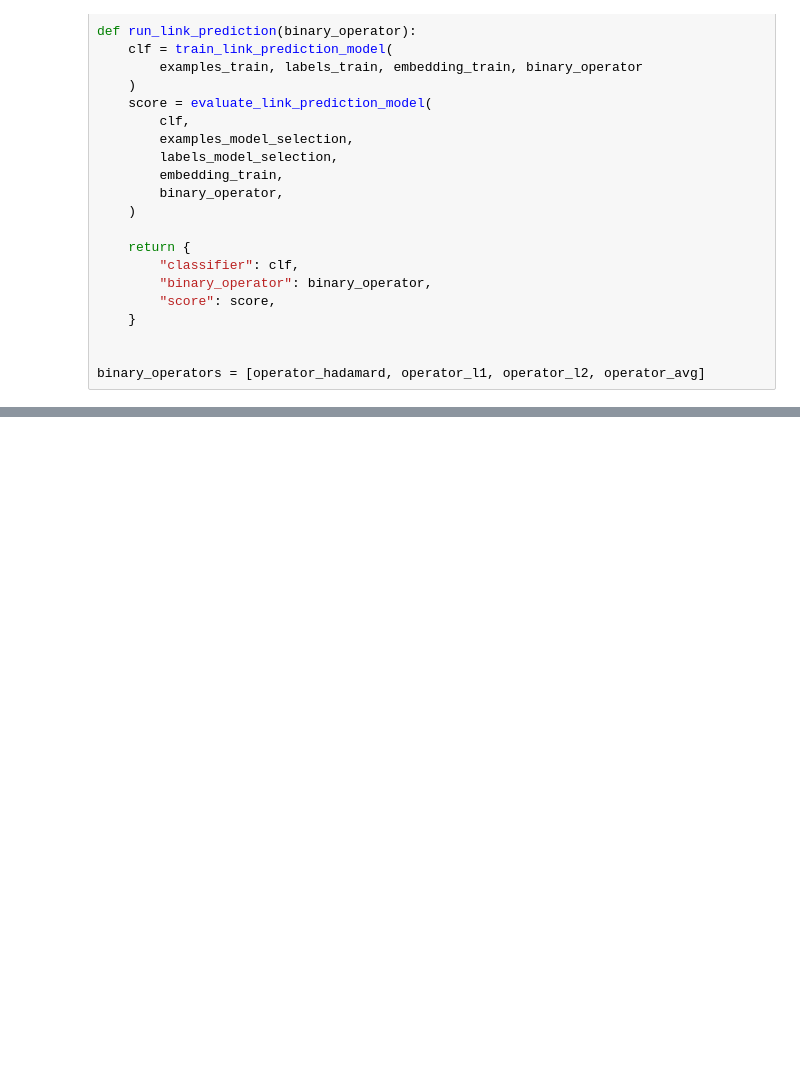
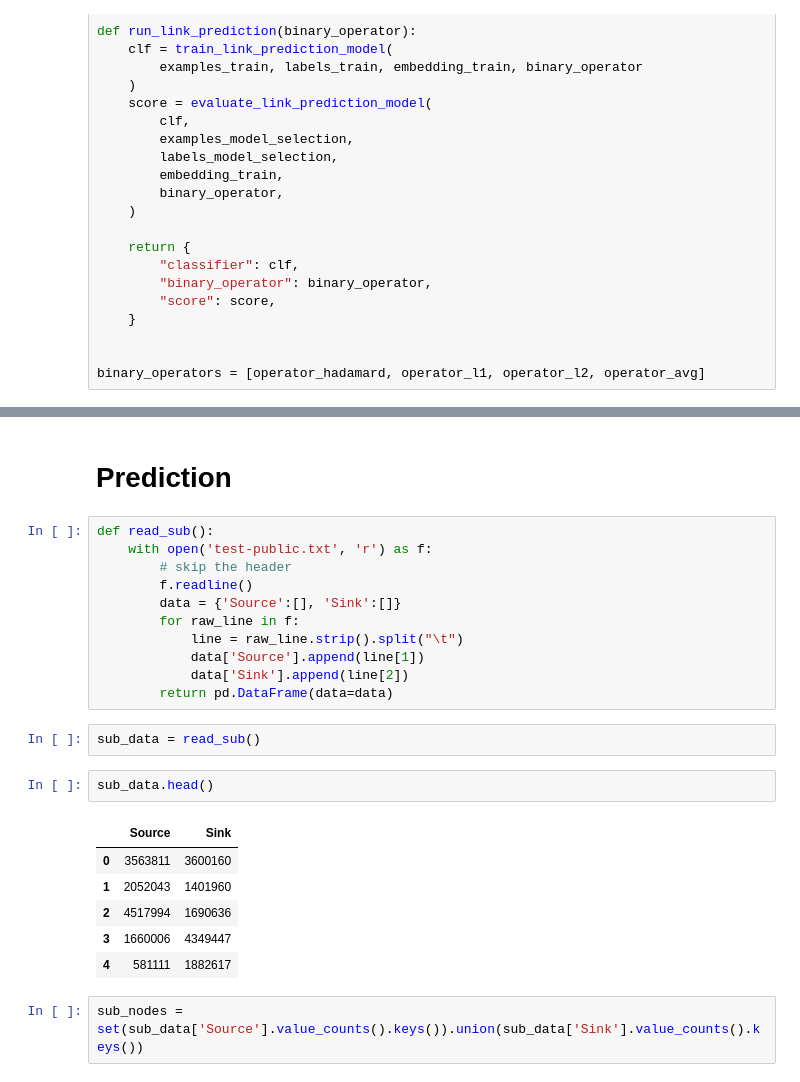
Before and after one commit to siriusctrl/COMP90051-Link-Prediction, a Jupyter notebook: DeepLearning.ipynb, the cells around one changed output, grey strips where cells are left out. Saved outputs shown, nothing was run; the diff lists cells and outputs as text; blank space fills up the shorter version.

```diff
--- a/DeepLearning.ipynb
+++ b/DeepLearning.ipynb
@@ -301,0 +354,26 @@ print(
+# %% [markdown]
+# Prediction
+# %%
+def read_sub():
+    with open('test-public.txt', 'r') as f:
+        # skip the header
+        f.readline()
+        data = {'Source':[], 'Sink':[]}
+        for raw_line in f:
+            line = raw_line.strip().split("\t")
+            data['Source'].append(line[1])
+            data['Sink'].append(line[2])
+        return pd.DataFrame(data=data)
+# %%
+sub_data = read_sub()
+# %%
+sub_data.head()
+# %% [output]
+|  | Source | Sink |
+| 0 | 3563811 | 3600160 |
+| 1 | 2052043 | 1401960 |
+| 2 | 4517994 | 1690636 |
+| 3 | 1660006 | 4349447 |
+| 4 | 581111 | 1882617 |
+# %%
+sub_nodes = set(sub_data['Source'].value_counts().keys()).union(sub_data['Sink'].value_counts().keys())
```
Also changed, not shown: parts of 25 cells of this notebook.
